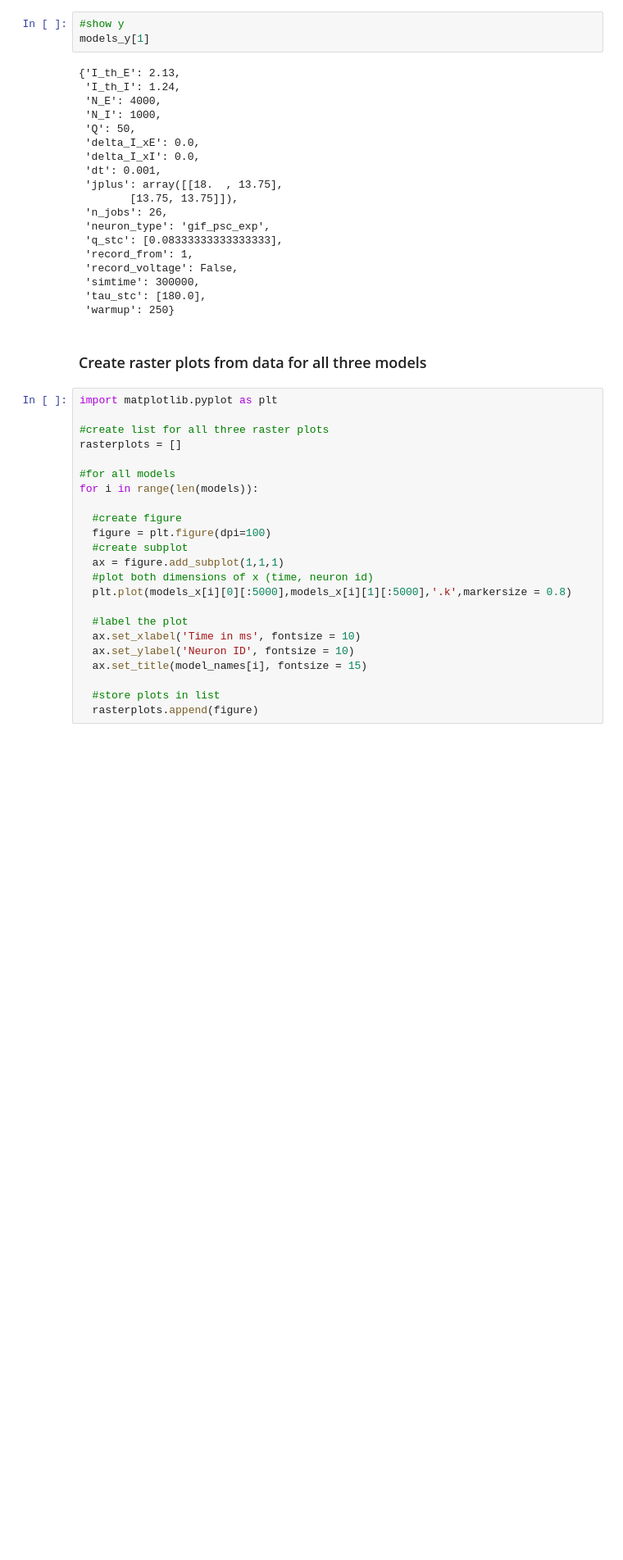
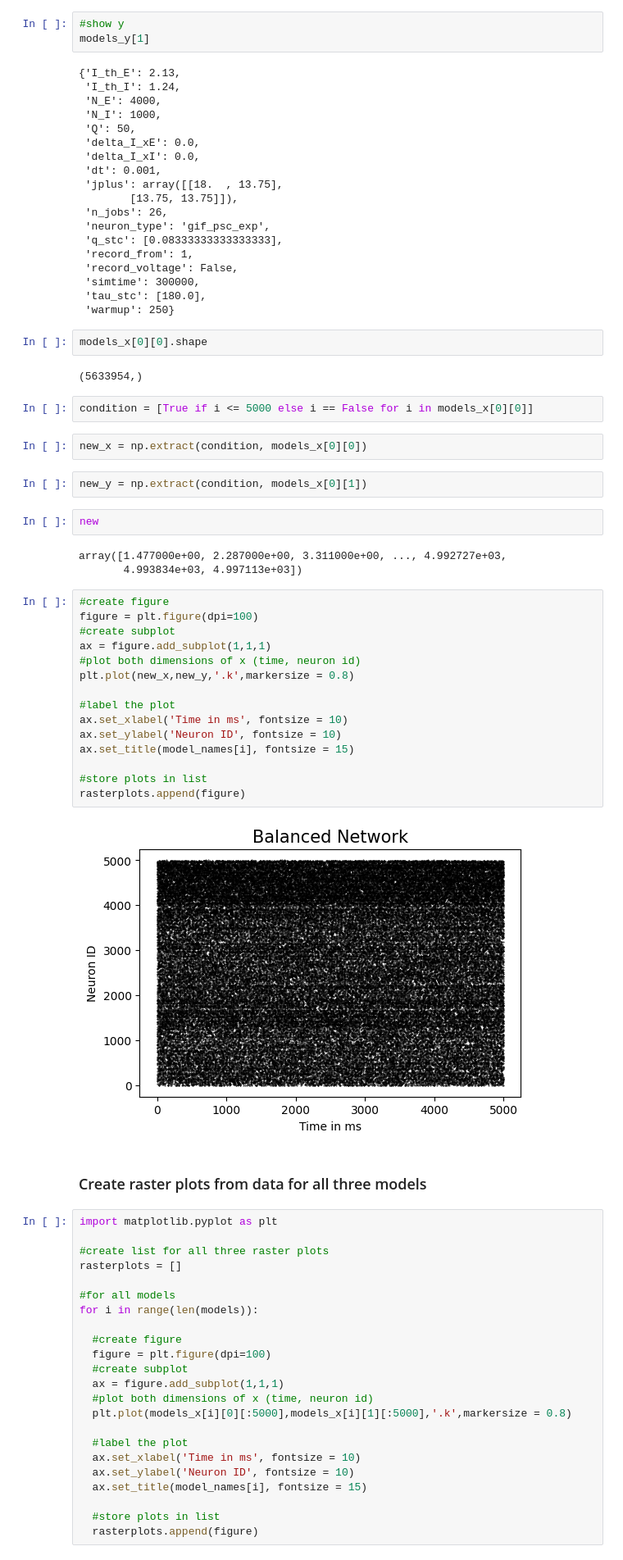
Before and after one commit to LeyloJohnny/Computational-Neuroscience, a Jupyter notebook: Save_dimensionality_reduction.ipynb, the cells around one changed output. Shown at 82% size. Cells and saved outputs as stored; diff of their text form; blank space fills up the shorter version.

Commit message:
Extracting certain time range from array models_x

```diff
--- a/Save_dimensionality_reduction.ipynb
+++ b/Save_dimensionality_reduction.ipynb
@@ -76,6 +78,38 @@ models_y[1]
  'simtime': 300000,
  'tau_stc': [180.0],
  'warmup': 250}
+# %%
+models_x[0][0].shape
+# %% [output]
+(5633954,)
+# %%
+condition = [True if i <= 5000 else i == False for i in models_x[0][0]]
+# %%
+new_x = np.extract(condition, models_x[0][0])
+# %%
+new_y = np.extract(condition, models_x[0][1])
+# %%
+new
+# %% [output]
+array([1.477000e+00, 2.287000e+00, 3.311000e+00, ..., 4.992727e+03,
+       4.993834e+03, 4.997113e+03])
+# %%
+#create figure
+figure = plt.figure(dpi=100)
+#create subplot
+ax = figure.add_subplot(1,1,1)
+#plot both dimensions of x (time, neuron id)
+plt.plot(new_x,new_y,'.k',markersize = 0.8)
+
+#label the plot
+ax.set_xlabel('Time in ms', fontsize = 10)
+ax.set_ylabel('Neuron ID', fontsize = 10)
+ax.set_title(model_names[i], fontsize = 15)
+
+#store plots in list
+rasterplots.append(figure)
+# %% [output]
+[figure, added]
 # %% [markdown]
 ### Create raster plots from data for all three models
 # %%
```
Also changed, not shown: parts of 21 cells of this notebook.
